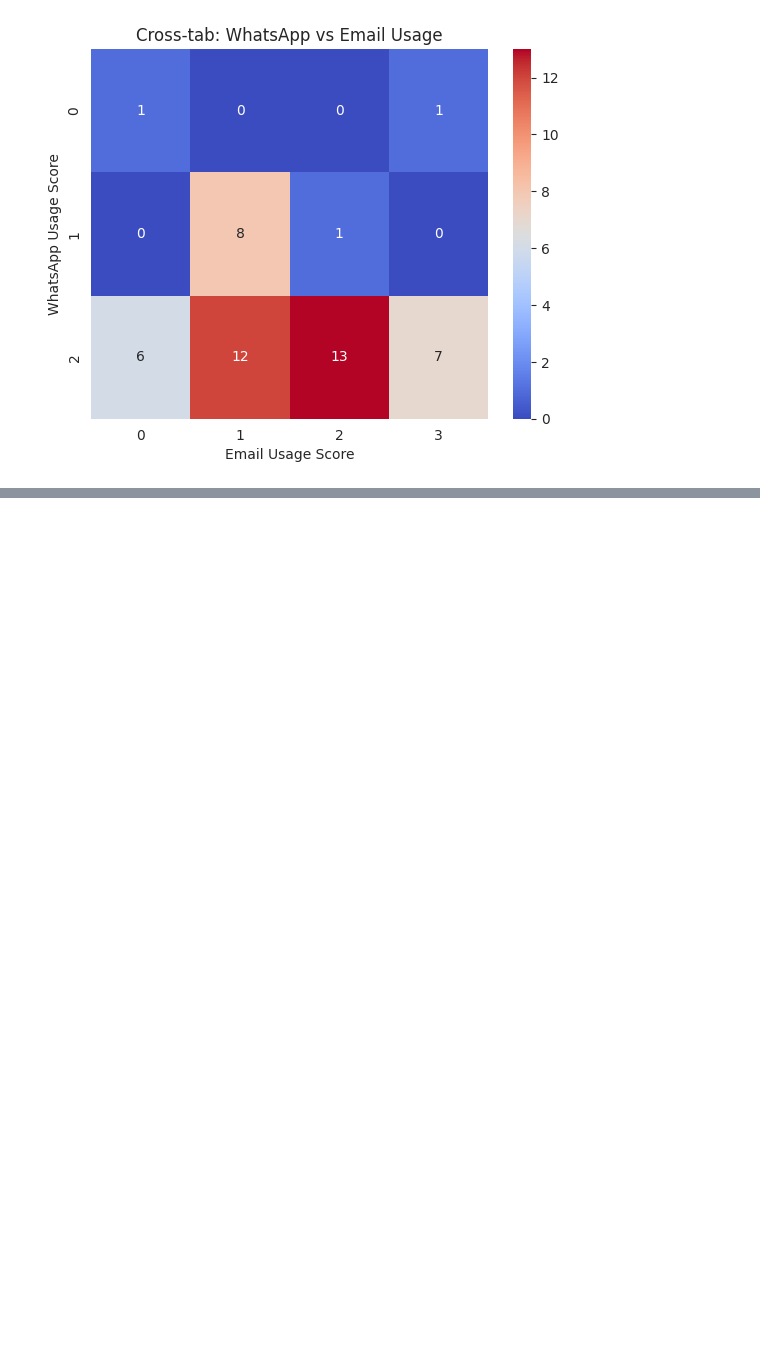
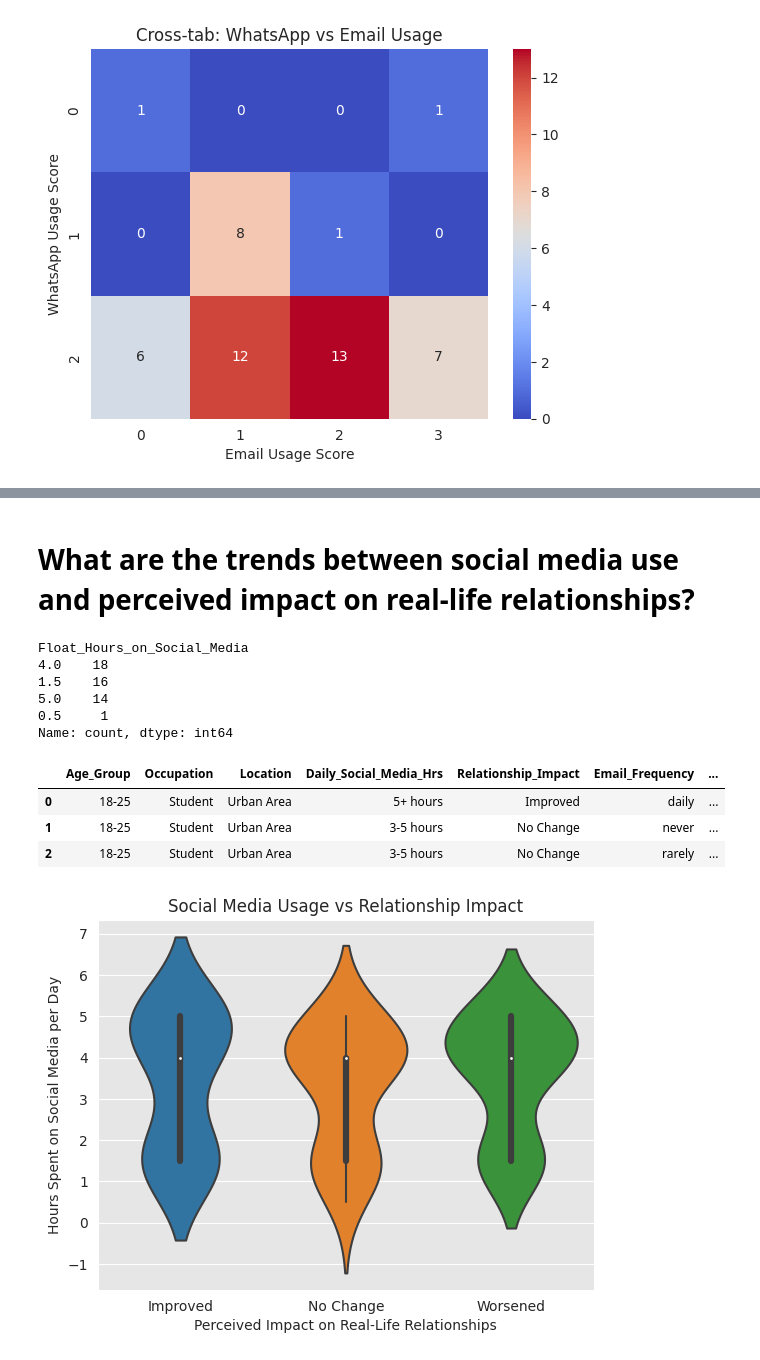
Before and after one commit to abhik-b/Social-Media-Impact-EDA, a Jupyter notebook: social-media-aspect-eda.ipynb, the cells around one changed output, grey strips where cells are left out. Drawn from its saved outputs; the diff is of its cells as text; code cells hidden in the pictures; blank space fills up the shorter version.

Commit message:
Kaggle Notebook | Social Media Aspect EDA | 6

```diff
--- a/social-media-aspect-eda.ipynb
+++ b/social-media-aspect-eda.ipynb
@@ -574,0 +637,36 @@ df_filled.head()
+# %% [markdown]
+# What are the trends between social media use and perceived impact on real-life relationships?
+# %%
+df_filled['Float_Hours_on_Social_Media'].value_counts()
+# %% [output]
+Float_Hours_on_Social_Media
+4.0    18
+1.5    16
+5.0    14
+0.5     1
+Name: count, dtype: int64
+# %%
+impact_map = {
+    'Worsened': 0,
+    'No Change': 1,
+    'Improved': 2
+}
+
+df_filled['Relationship_Impact_Score'] = df_filled['Relationship_Impact'].map(impact_map)
+# %%
+df_filled.head(3)
+# %% [output]
+|  | Age_Group | Occupation | Location | Daily_Social_Media_Hrs | Relationship_Impact | Email_Frequency | ... |
+| 0 | 18-25 | Student | Urban Area | 5+ hours | Improved | daily | ... |
+| 1 | 18-25 | Student | Urban Area | 3-5 hours | No Change | never | ... |
+| 2 | 18-25 | Student | Urban Area | 3-5 hours | No Change | rarely | ... |
+# %%
+# sns.boxplot(x='Relationship_Impact', y='Float_Hours_on_Social_Media', data=df_filled)
+sns.violinplot(x='Relationship_Impact', y='Float_Hours_on_Social_Media', data=df_filled)
+
+plt.xlabel('Perceived Impact on Real-Life Relationships')
+plt.ylabel('Hours Spent on Social Media per Day')
+plt.title('Social Media Usage vs Relationship Impact')
+plt.show()
+# %% [output]
+[figure, added]
```
Also changed, not shown: parts of 34 cells of this notebook.
